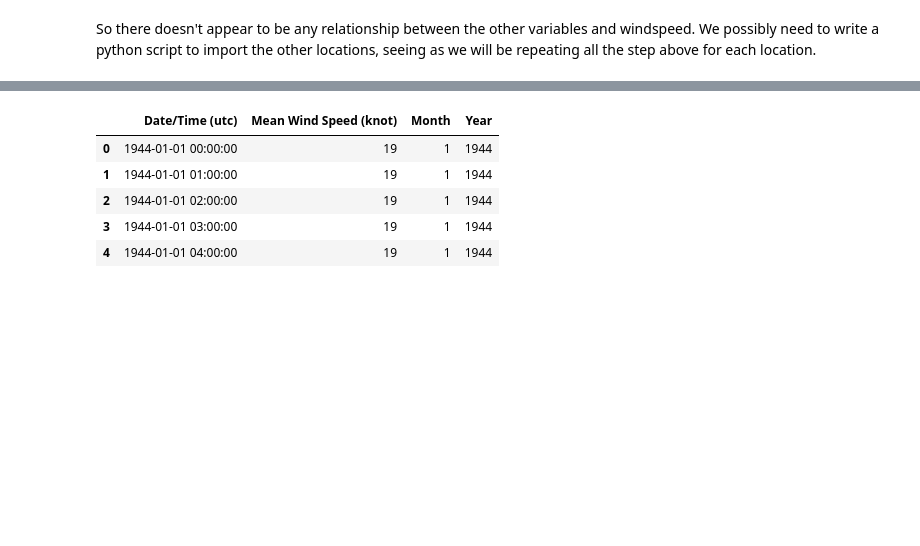
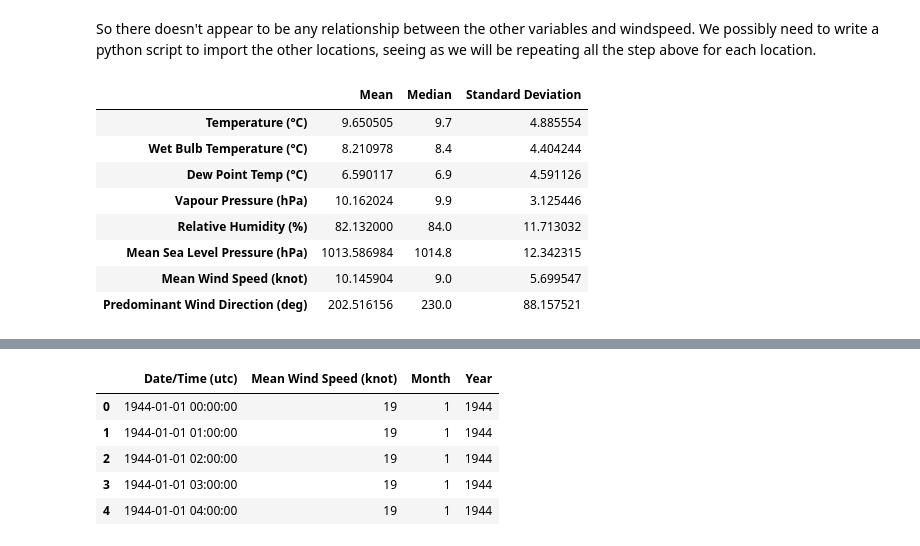
Before and after one commit to MikeCurleyCoosan/PFDA, a Jupyter notebook: PFDA_Project/windfarm.ipynb, the cells around one changed output, grey strips where cells are left out. Cells and saved outputs as stored; diff of their text form; code cells hidden in the pictures; blank space fills up the shorter version.

```diff
--- a/PFDA_Project/windfarm.ipynb
+++ b/PFDA_Project/windfarm.ipynb
@@ -252,0 +257,16 @@ So there doesn't appear to be any relationship between the other variables and w
+# %%
+#Create a summary dataframe
+
+descriptive_stats = pd.DataFrame({'Mean': mean, 'Median': median, 'Standard Deviation': std_dev})
+
+descriptive_stats
+# %% [output]
+|  | Mean | Median | Standard Deviation |
+| Temperature (°C) | 9.650505 | 9.7 | 4.885554 |
+| Wet Bulb Temperature (°C) | 8.210978 | 8.4 | 4.404244 |
+| Dew Point Temp (°C) | 6.590117 | 6.9 | 4.591126 |
+| Vapour Pressure (hPa) | 10.162024 | 9.9 | 3.125446 |
+| Relative Humidity (%) | 82.132000 | 84.0 | 11.713032 |
+| Mean Sea Level Pressure (hPa) | 1013.586984 | 1014.8 | 12.342315 |
+| Mean Wind Speed (knot) | 10.145904 | 9.0 | 5.699547 |
+| Predominant Wind Direction (deg) | 202.516156 | 230.0 | 88.157521 |
```
Also changed, not shown: parts of 4 cells of this notebook.
